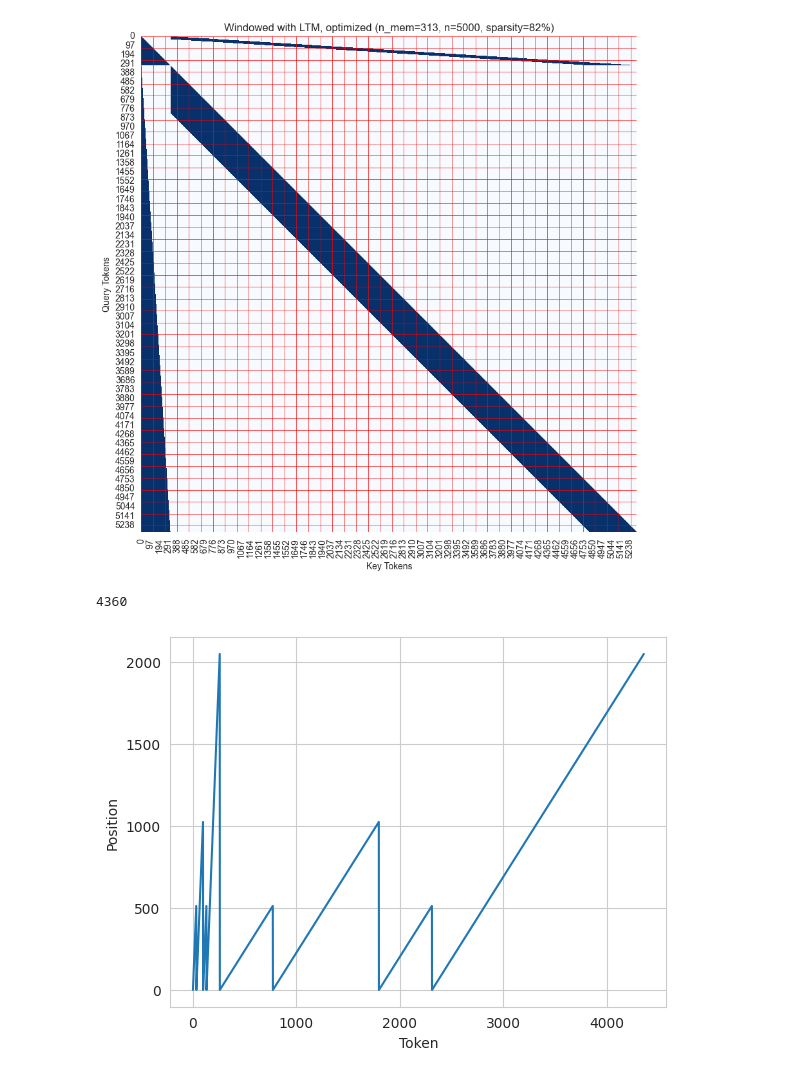
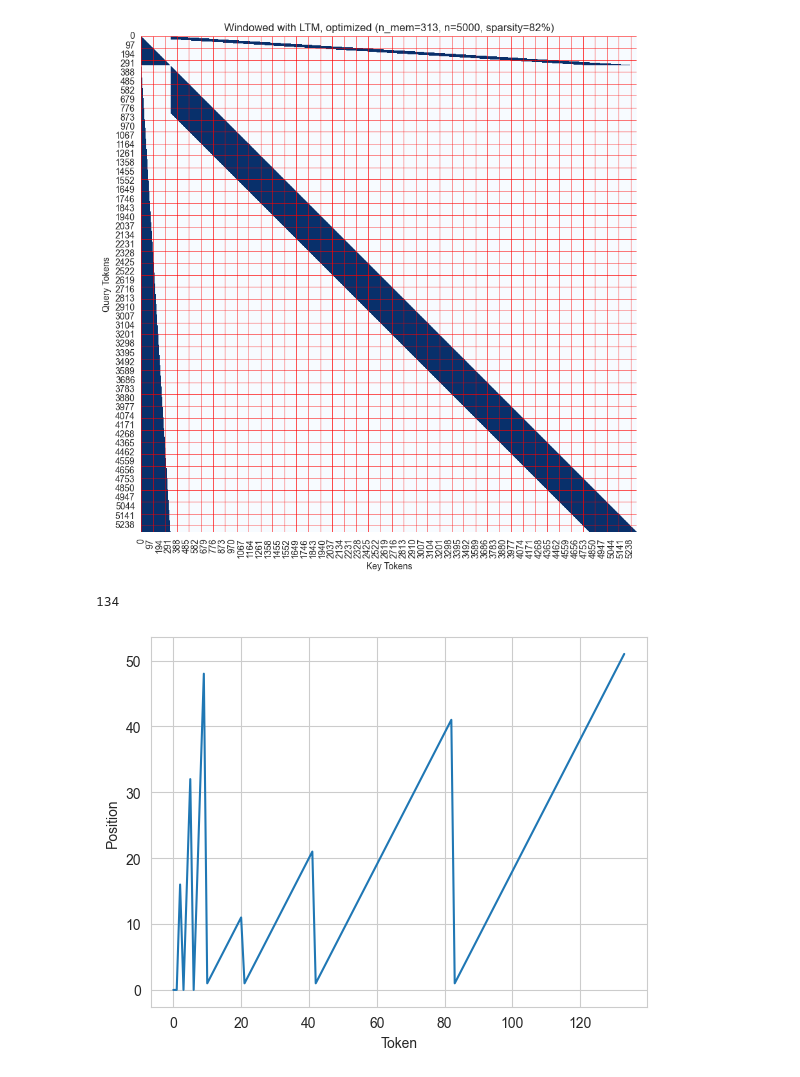
Before and after one commit to ViktorooReps/mem-llm, a Jupyter notebook: notebooks/visualize_attn_pattern.ipynb, the cells around one changed output. Saved outputs shown, nothing was run; the diff lists cells and outputs as text; code cells hidden in the pictures.

```diff
--- a/notebooks/visualize_attn_pattern.ipynb
+++ b/notebooks/visualize_attn_pattern.ipynb
@@ -314,40 +314,39 @@ def visualize_mask(mask: BlockMask, n_q: int, n_kv: int, title="", block_size=4,
     plt.title(title)
     plt.xlabel("Key Tokens")
     plt.ylabel("Query Tokens")
     plt.show()
 
 
 eos_token = 1
 fill_token = 0
 tokens = torch.concat([
-    torch.full((512,), fill_token),
+    torch.full((10,), fill_token),
     torch.tensor([eos_token]),
-    torch.full((1024,), fill_token),
+    torch.full((20,), fill_token),
     torch.tensor([eos_token]),
-    torch.full((512,), fill_token),
+    torch.full((40,), fill_token),
     torch.tensor([eos_token]),
-    torch.full((2048,), fill_token),
+    torch.full((50,), fill_token),
     torch.tensor([eos_token]),
 ])
 
 
 block_mask, mem_block_mask, n_mem, full_positions = create_mem_block_masks(
     tokens,
     eos_token=eos_token,
     mem_freq=16,
     local_window=1024,
     global_window=3092,
-    separate_mem_and_main_update=True,
     do_compile=False
 )
 
 sns.lineplot(full_positions)
 plt.xlabel('Token')
 plt.ylabel('Position')
 len(full_positions)
 # %% [output]
-4360
+134
-[figure, old version]
+[figure, new version]
 # %%
 sns.heatmap(
     block_mask.to_dense().squeeze(),
```
Also changed, not shown: parts of 8 cells of this notebook, 3 other files.
